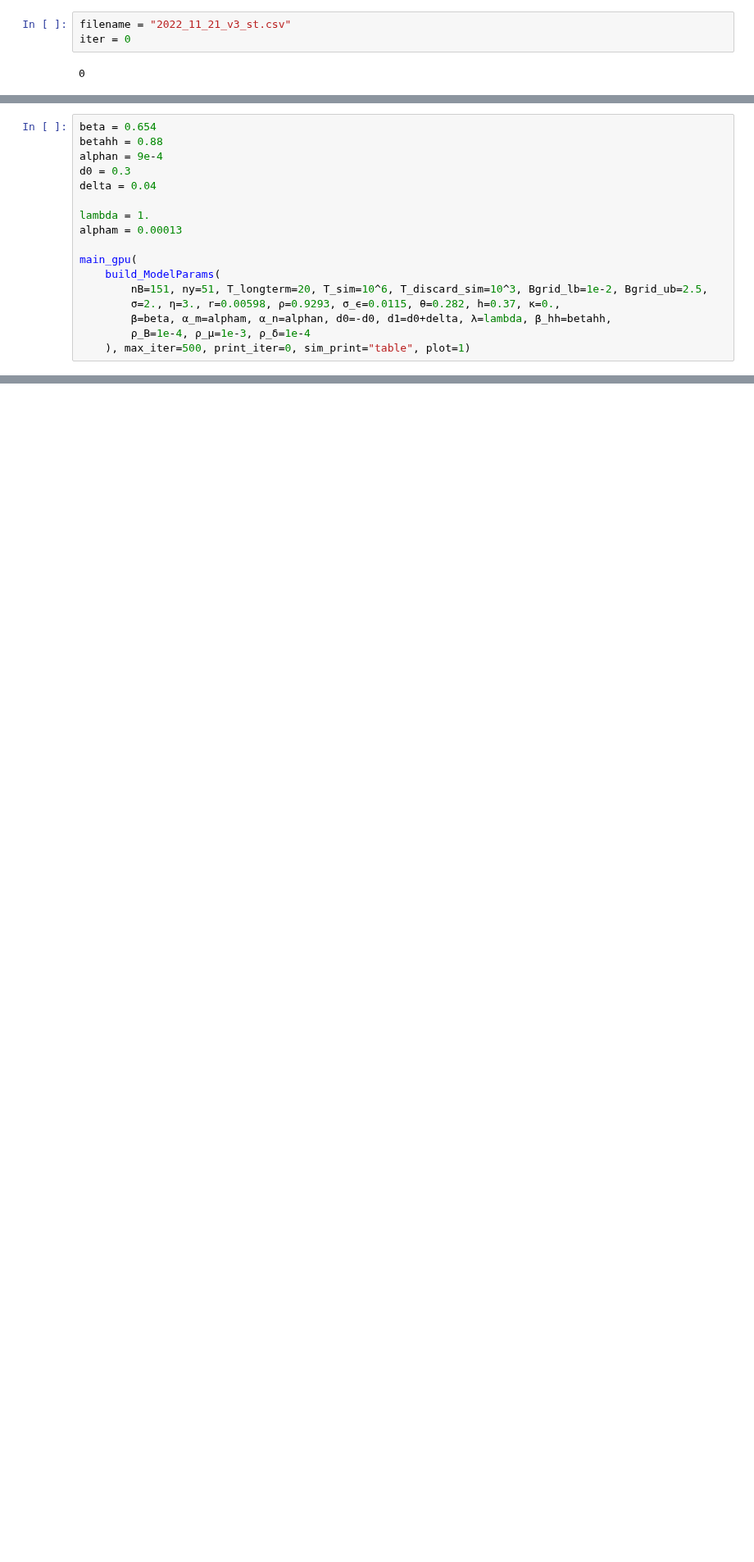
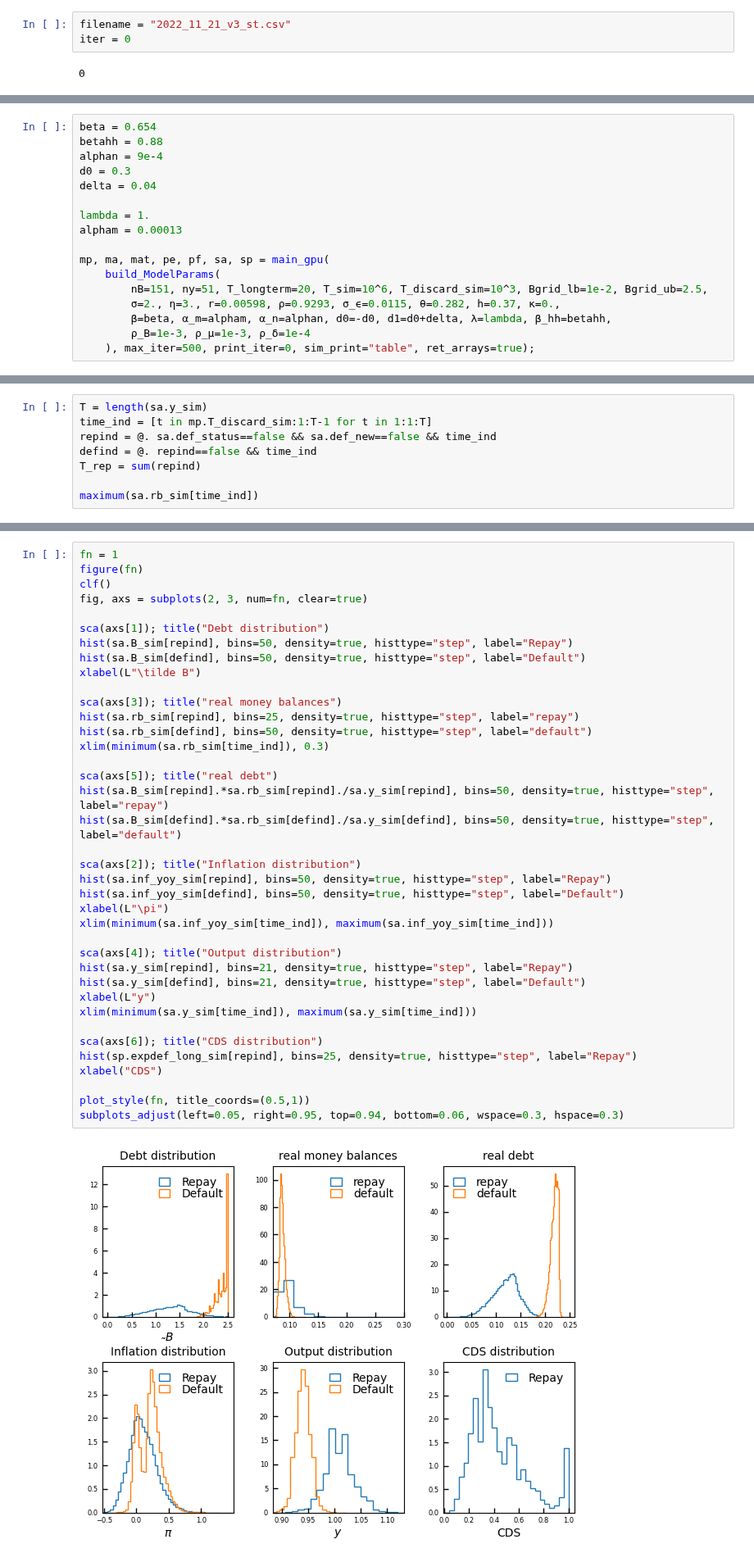
Before and after one commit to carlogalli/colab-gpu, a Jupyter notebook: jmp_v7.ipynb, the cells around one changed output, grey strips where cells are left out. Shown at 82% size. Drawn from its saved outputs; the diff is of its cells as text; blank space fills up the shorter version.

```diff
--- a/jmp_v7.ipynb
+++ b/jmp_v7.ipynb
@@ -1908,11 +1994,11 @@ delta = 0.04
 lambda = 1.
 alpham = 0.00013
 
-main_gpu(
+mp, ma, mat, pe, pf, sa, sp = main_gpu(
     build_ModelParams(
         nB=151, ny=51, T_longterm=20, T_sim=10^6, T_discard_sim=10^3, Bgrid_lb=1e-2, Bgrid_ub=2.5,
         σ=2., η=3., r=0.00598, ρ=0.9293, σ_ϵ=0.0115, θ=0.282, h=0.37, κ=0.,
         β=beta, α_m=alpham, α_n=alphan, d0=-d0, d1=d0+delta, λ=lambda, β_hh=betahh,
-        ρ_B=1e-4, ρ_μ=1e-3, ρ_δ=1e-4
-    ), max_iter=500, print_iter=0, sim_print="table", plot=1)
+        ρ_B=1e-3, ρ_μ=1e-3, ρ_δ=1e-4
+    ), max_iter=500, print_iter=0, sim_print="table", ret_arrays=true);
 # %% [output]
@@ -1936,0 +2022,8 @@ ny=51, nB=151, B∈[0.01, 2.50], θ=0.28, h=0.37, ρ_B=1.0e-04, ρ_mu=1.0e-03,
+# %%
+T = length(sa.y_sim)
+time_ind = [t in mp.T_discard_sim:1:T-1 for t in 1:1:T]
+repind = @. sa.def_status==false && sa.def_new==false && time_ind
+defind = @. repind==false && time_ind
+T_rep = sum(repind)
+
+maximum(sa.rb_sim[time_ind])
@@ -1936,0 +2032,40 @@ ny=51, nB=151, B∈[0.01, 2.50], θ=0.28, h=0.37, ρ_B=1.0e-04, ρ_mu=1.0e-03,
+# %%
+fn = 1
+figure(fn)
+clf()
+fig, axs = subplots(2, 3, num=fn, clear=true)
+
+sca(axs[1]); title("Debt distribution")
+hist(sa.B_sim[repind], bins=50, density=true, histtype="step", label="Repay")
+hist(sa.B_sim[defind], bins=50, density=true, histtype="step", label="Default")
+xlabel(L"\tilde B")
+
+sca(axs[3]); title("real money balances")
+hist(sa.rb_sim[repind], bins=25, density=true, histtype="step", label="repay")
+hist(sa.rb_sim[defind], bins=50, density=true, histtype="step", label="default")
+xlim(minimum(sa.rb_sim[time_ind]), 0.3)
+
+sca(axs[5]); title("real debt")
+hist(sa.B_sim[repind].*sa.rb_sim[repind]./sa.y_sim[repind], bins=50, density=true, histtype="step", label="repay")
+hist(sa.B_sim[defind].*sa.rb_sim[defind]./sa.y_sim[defind], bins=50, density=true, histtype="step", label="default")
+
+sca(axs[2]); title("Inflation distribution")
+hist(sa.inf_yoy_sim[repind], bins=50, density=true, histtype="step", label="Repay")
+hist(sa.inf_yoy_sim[defind], bins=50, density=true, histtype="step", label="Default")
+xlabel(L"\pi")
+xlim(minimum(sa.inf_yoy_sim[time_ind]), maximum(sa.inf_yoy_sim[time_ind]))
+
+sca(axs[4]); title("Output distribution")
+hist(sa.y_sim[repind], bins=21, density=true, histtype="step", label="Repay")
+hist(sa.y_sim[defind], bins=21, density=true, histtype="step", label="Default")
+xlabel(L"y")
+xlim(minimum(sa.y_sim[time_ind]), maximum(sa.y_sim[time_ind]))
+
+sca(axs[6]); title("CDS distribution")
+hist(sp.expdef_long_sim[repind], bins=25, density=true, histtype="step", label="Repay")
+xlabel("CDS")
+
+plot_style(fn, title_coords=(0.5,1))
+subplots_adjust(left=0.05, right=0.95, top=0.94, bottom=0.06, wspace=0.3, hspace=0.3)
+# %% [output]
+[figure, added]
```
Also changed, not shown: parts of 12 cells of this notebook.
